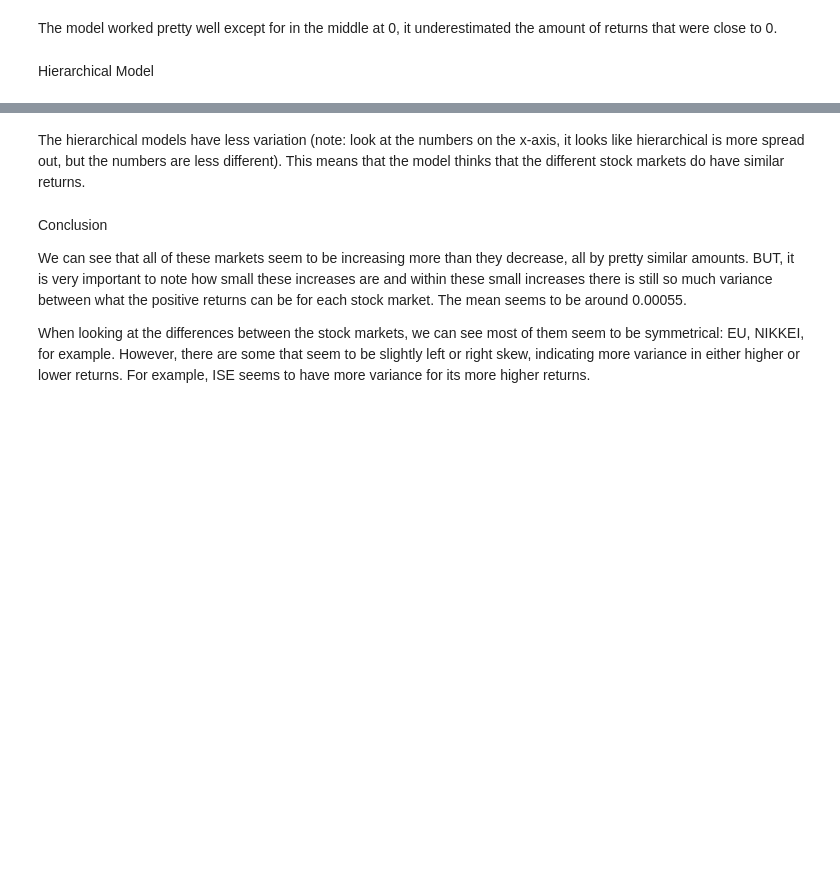
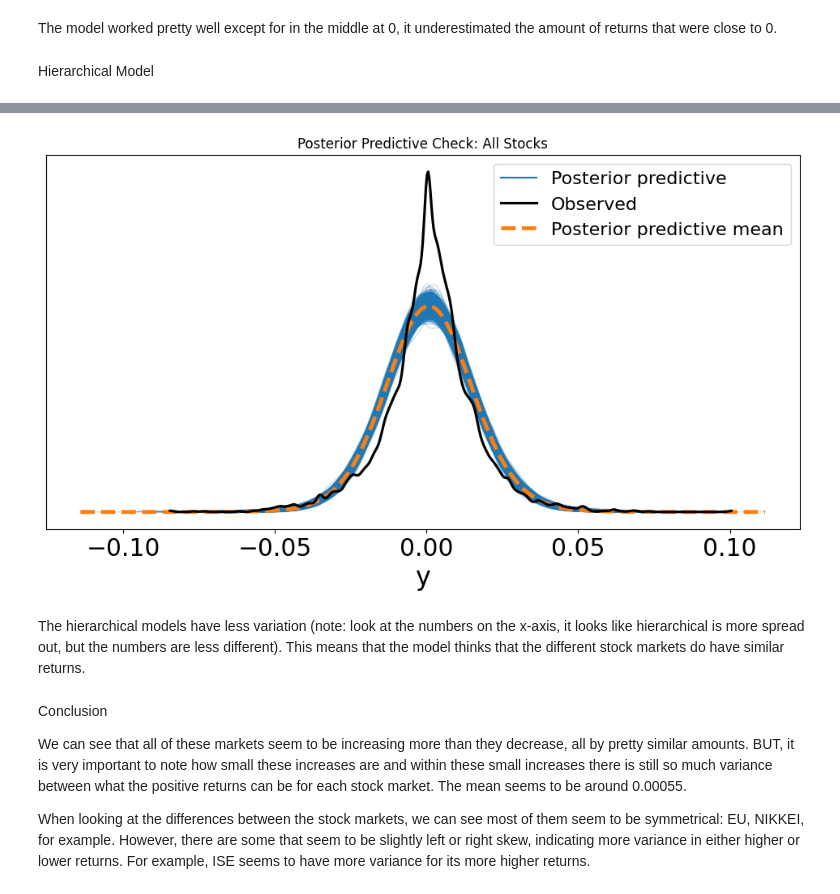
Before and after one commit to kundana12345/DataScience, a Jupyter notebook: KundAddaU4proj.ipynb, the cells around one changed output, grey strips where cells are left out. Saved outputs shown, nothing was run; the diff lists cells and outputs as text; code cells hidden in the pictures; blank space fills up the shorter version.

```diff
--- a/KundAddaU4proj.ipynb
+++ b/KundAddaU4proj.ipynb
@@ -215,3 +209,9 @@ plt.show()
+# %%
+az.plot_ppc(ppc_stock, figsize=(12,6))
+plt.title("Posterior Predictive Check: All Stocks")
+plt.show()
+# %% [output]
+[figure, added]
 # %% [markdown]
 The hierarchical models have less variation (note: look at the numbers on the x-axis, it looks like hierarchical is more spread out, but the numbers are less different). This means that the model thinks that the different stock markets do have similar returns.
 # %% [markdown]
```
Also changed, not shown: parts of 5 cells of this notebook.
